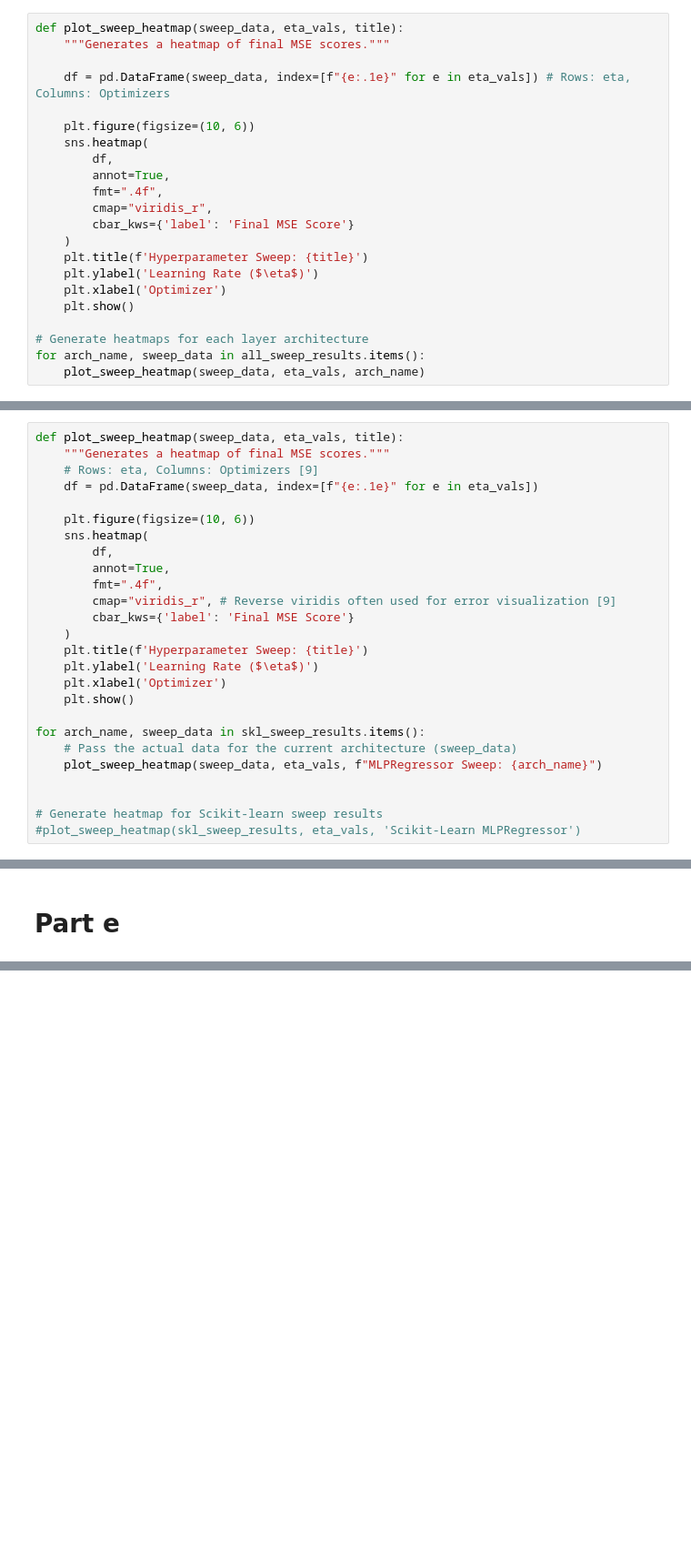
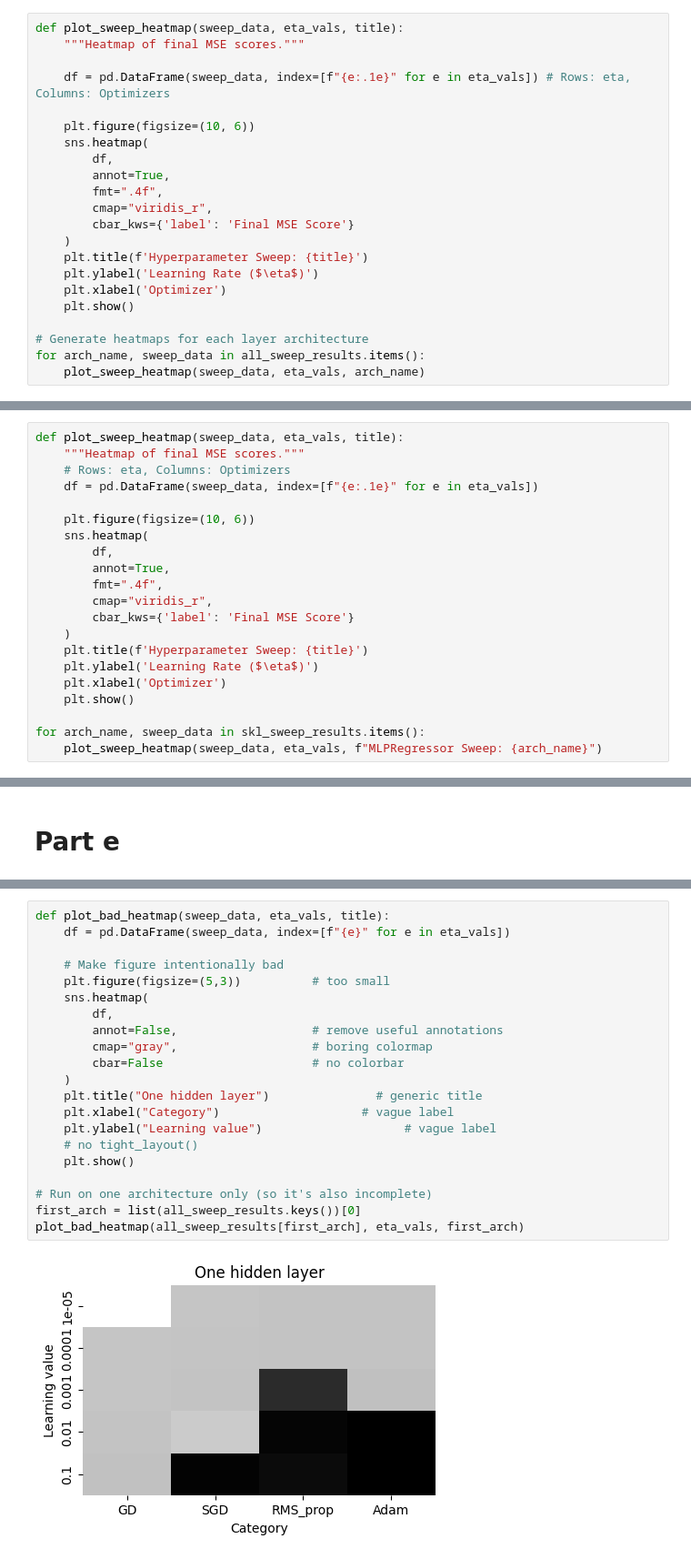
Before and after one commit to beateovl/FYS-STK4155-Project-2, a Jupyter notebook: Notebooks/Main.ipynb, the cells around one changed output, grey strips where cells are left out. Shown at 91% size. Drawn from its saved outputs; the diff is of its cells as text; blank space fills up the shorter version.

```diff
--- a/Notebooks/Main.ipynb
+++ b/Notebooks/Main.ipynb
@@ -194,7 +198,7 @@ for arch_name, layer_sizes in architectures_to_sweep.items():
 ### Visualization
 # %%
 def plot_sweep_heatmap(sweep_data, eta_vals, title):
-    """Generates a heatmap of final MSE scores."""
+    """Heatmap of final MSE scores."""
 
     df = pd.DataFrame(sweep_data, index=[f"{e:.1e}" for e in eta_vals]) # Rows: eta, Columns: Optimizers
 
@@ -328,8 +332,8 @@ for arch_name, layer_sizes in architectures_to_sweep.items():
   Adam (eta=1.0e-01): Test MSE=0.229599
 # %%
 def plot_sweep_heatmap(sweep_data, eta_vals, title):
-    """Generates a heatmap of final MSE scores."""
-    # Rows: eta, Columns: Optimizers [9]
+    """Heatmap of final MSE scores."""
+    # Rows: eta, Columns: Optimizers
     df = pd.DataFrame(sweep_data, index=[f"{e:.1e}" for e in eta_vals])
 
     plt.figure(figsize=(10, 6))
@@ -337,7 +341,7 @@ def plot_sweep_heatmap(sweep_data, eta_vals, title):
         df,
         annot=True,
         fmt=".4f",
-        cmap="viridis_r", # Reverse viridis often used for error visualization [9]
+        cmap="viridis_r",
         cbar_kws={'label': 'Final MSE Score'}
     )
     plt.title(f'Hyperparameter Sweep: {title}')
@@ -346,12 +350,7 @@ def plot_sweep_heatmap(sweep_data, eta_vals, title):
     plt.show()
 
 for arch_name, sweep_data in skl_sweep_results.items():
-    # Pass the actual data for the current architecture (sweep_data)
     plot_sweep_heatmap(sweep_data, eta_vals, f"MLPRegressor Sweep: {arch_name}")
-
-
-# Generate heatmap for Scikit-learn sweep results
-#plot_sweep_heatmap(skl_sweep_results, eta_vals, 'Scikit-Learn MLPRegressor')
 # %% [output]
 [figure]
 [figure]
@@ -911,0 +698,23 @@ def capacity_sweep(build_nn_maker, optimizer_cls, opt_kwargs,
+# %%
+def plot_bad_heatmap(sweep_data, eta_vals, title):
+    df = pd.DataFrame(sweep_data, index=[f"{e}" for e in eta_vals])
+
+    # Make figure intentionally bad
+    plt.figure(figsize=(5,3))          # too small
+    sns.heatmap(
+        df,
+        annot=False,                   # remove useful annotations
+        cmap="gray",                   # boring colormap
+        cbar=False                     # no colorbar
+    )
+    plt.title("One hidden layer")               # generic title
+    plt.xlabel("Category")                    # vague label
+    plt.ylabel("Learning value")                    # vague label
+    # no tight_layout()
+    plt.show()
+
+# Run on one architecture only (so it's also incomplete)
+first_arch = list(all_sweep_results.keys())[0]
+plot_bad_heatmap(all_sweep_results[first_arch], eta_vals, first_arch)
+# %% [output]
+[figure, added]
```
Also changed, not shown: parts of 20 cells of this notebook, 2 other files.
